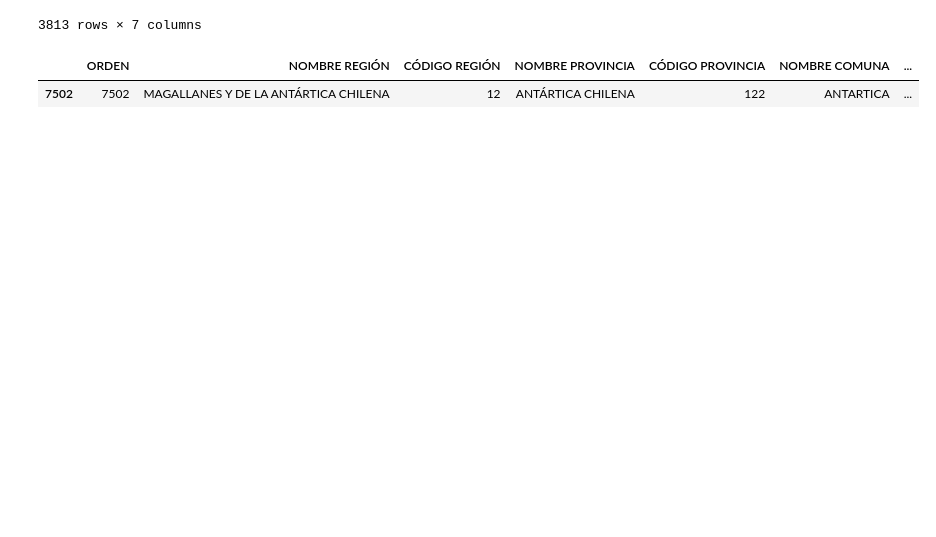
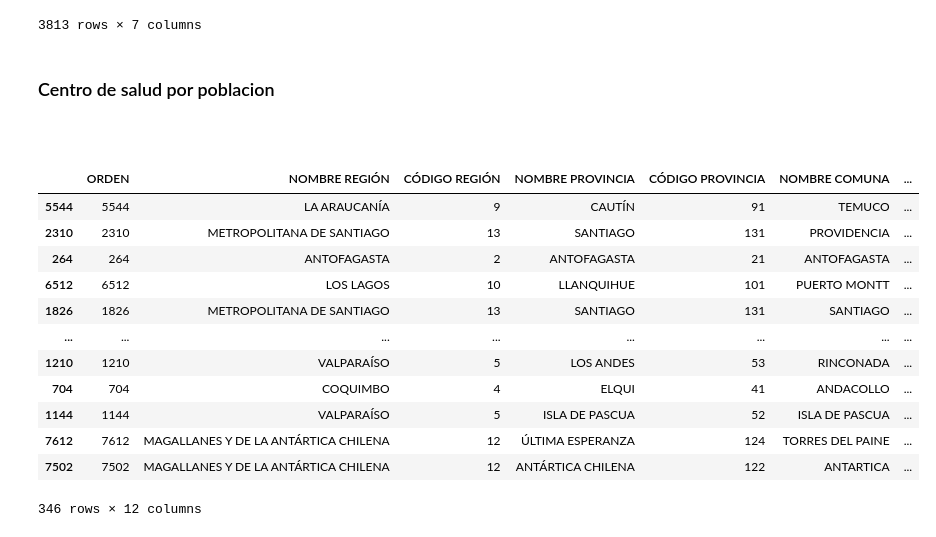
Before and after one commit to Utmite/imt2200-project, a Jupyter notebook: src/comunas_sin_hospital.ipynb, the cells around one changed output. Cells and saved outputs as stored; diff of their text form; code cells hidden in the pictures; blank space fills up the shorter version.

```diff
--- a/src/comunas_sin_hospital.ipynb
+++ b/src/comunas_sin_hospital.ipynb
@@ -68,10 +68,29 @@ recintos_de_salud
 | 3812 | De Magallanes y de la Antártica C... | XII | NATALES | Policlínico de Asociación Chilena... | NaN | No Perteneciente | Calle Baquedano 230 |
 3813 rows × 7 columns
 # %%
-recintos_de_salud = recintos_de_salud.drop_duplicates(subset="COMUNA")
 recintos_de_salud.loc[:,"CÓDIGO COMUNA"] = recintos_de_salud.loc[:,"COMUNA"].map(comuna2id)
 comuna_sin_hospital = censo_x_comuna[~censo_x_comuna["CÓDIGO COMUNA"].isin(recintos_de_salud["CÓDIGO COMUNA"])].drop_duplicates(subset="CÓDIGO COMUNA")
 comuna_sin_hospital
-# %% [output]
-|  | ORDEN | NOMBRE REGIÓN | CÓDIGO REGIÓN | NOMBRE PROVINCIA | CÓDIGO PROVINCIA | NOMBRE COMUNA | ... |
-| 7502 | 7502 | MAGALLANES Y DE LA ANTÁRTICA CHILENA | 12 | ANTÁRTICA CHILENA | 122 | ANTARTICA | ... |
+# %% [markdown]
+### Centro de salud por poblacion
+# %% [markdown]
+###
+# %%
+centros_salud_x_comuna = recintos_de_salud.value_counts(subset="CÓDIGO COMUNA")
+codigo2cantidad_centros_salud = centros_salud_x_comuna.to_dict()
+censo_x_comuna.loc[:, "CANTIDAD RECINTOS SALUD"] = censo_x_comuna.loc[:,"CÓDIGO COMUNA"].map(codigo2cantidad_centros_salud)
+censo_x_comuna.sort_values(by="CANTIDAD RECINTOS SALUD", ascending=False)
+# %% [output]
+|  | ORDEN | NOMBRE REGIÓN | CÓDIGO REGIÓN | NOMBRE PROVINCIA | CÓDIGO PROVINCIA | NOMBRE COMUNA | ... |
+| 5544 | 5544 | LA ARAUCANÍA | 9 | CAUTÍN | 91 | TEMUCO | ... |
+| 2310 | 2310 | METROPOLITANA DE SANTIAGO | 13 | SANTIAGO | 131 | PROVIDENCIA | ... |
+| 264 | 264 | ANTOFAGASTA | 2 | ANTOFAGASTA | 21 | ANTOFAGASTA | ... |
+| 6512 | 6512 | LOS LAGOS | 10 | LLANQUIHUE | 101 | PUERTO MONTT | ... |
+| 1826 | 1826 | METROPOLITANA DE SANTIAGO | 13 | SANTIAGO | 131 | SANTIAGO | ... |
+| ... | ... | ... | ... | ... | ... | ... | ... |
+| 1210 | 1210 | VALPARAÍSO | 5 | LOS ANDES | 53 | RINCONADA | ... |
+| 704 | 704 | COQUIMBO | 4 | ELQUI | 41 | ANDACOLLO | ... |
+| 1144 | 1144 | VALPARAÍSO | 5 | ISLA DE PASCUA | 52 | ISLA DE PASCUA | ... |
+| 7612 | 7612 | MAGALLANES Y DE LA ANTÁRTICA CHILENA | 12 | ÚLTIMA ESPERANZA | 124 | TORRES DEL PAINE | ... |
+| 7502 | 7502 | MAGALLANES Y DE LA ANTÁRTICA CHILENA | 12 | ANTÁRTICA CHILENA | 122 | ANTARTICA | ... |
+346 rows × 12 columns
```
Also changed, not shown: parts of 3 cells of this notebook, 1 other file.
